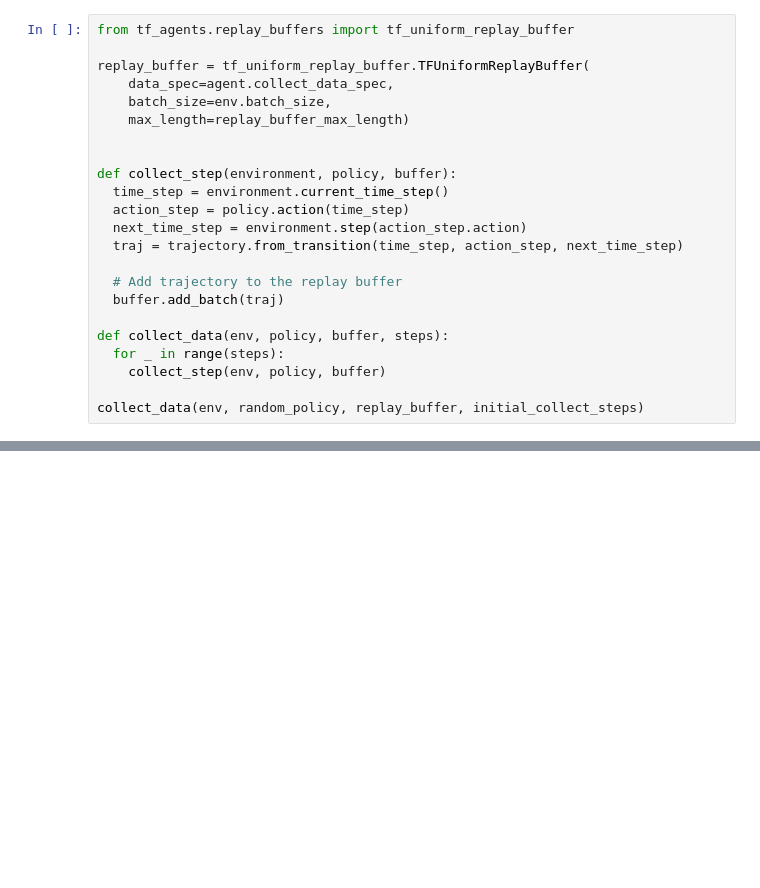
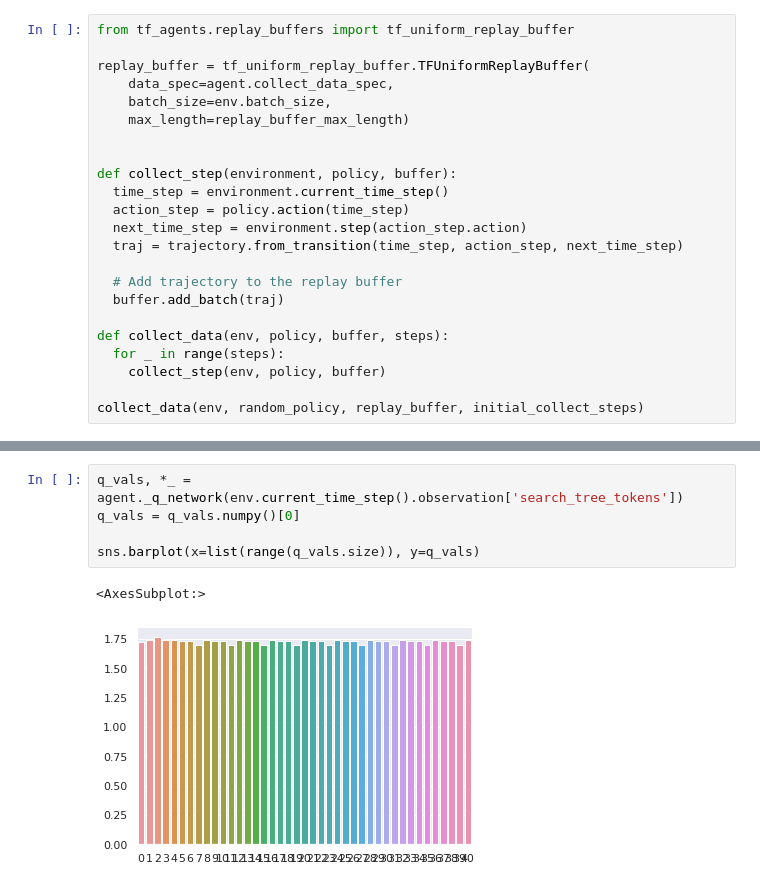
Before and after one commit to justinsvegliato/meta-level-reinforcement-learning, a Jupyter notebook: Training Meta-level.ipynb, the cells around one changed output, grey strips where cells are left out. Saved outputs shown, nothing was run; the diff lists cells and outputs as text; blank space fills up the shorter version.

```diff
--- a/Training Meta-level.ipynb
+++ b/Training Meta-level.ipynb
@@ -392,0 +433,8 @@ create_policy_eval_video(agent.policy, max_steps=100)
+# %%
+q_vals, *_ = agent._q_network(env.current_time_step().observation['search_tree_tokens'])
+q_vals = q_vals.numpy()[0]
+
+sns.barplot(x=list(range(q_vals.size)), y=q_vals)
+# %% [output]
+<AxesSubplot:>
+[figure, added]
```
Also changed, not shown: parts of 26 cells of this notebook, 13 other files.
